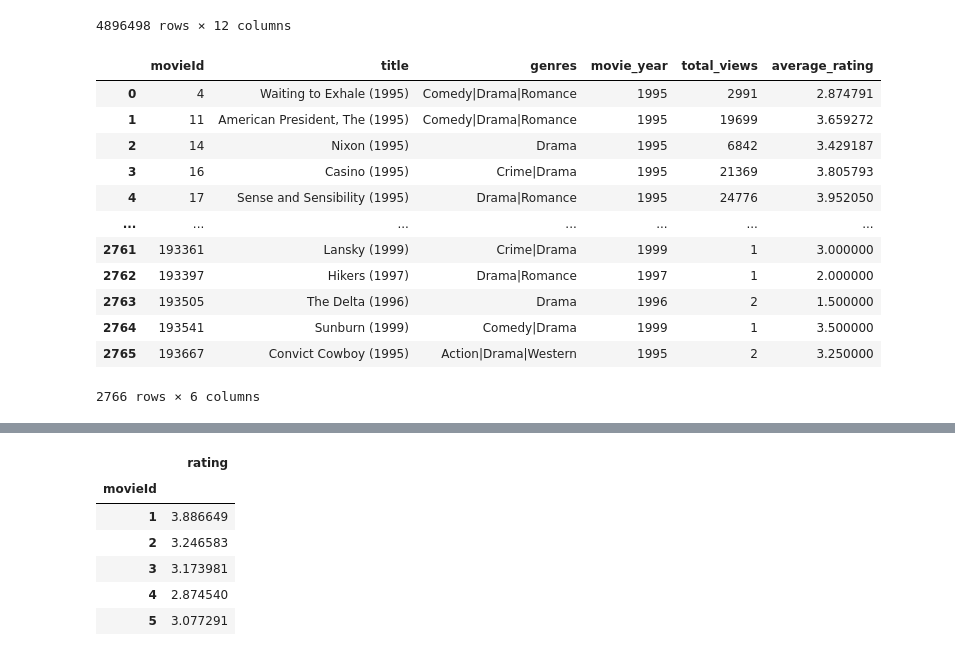
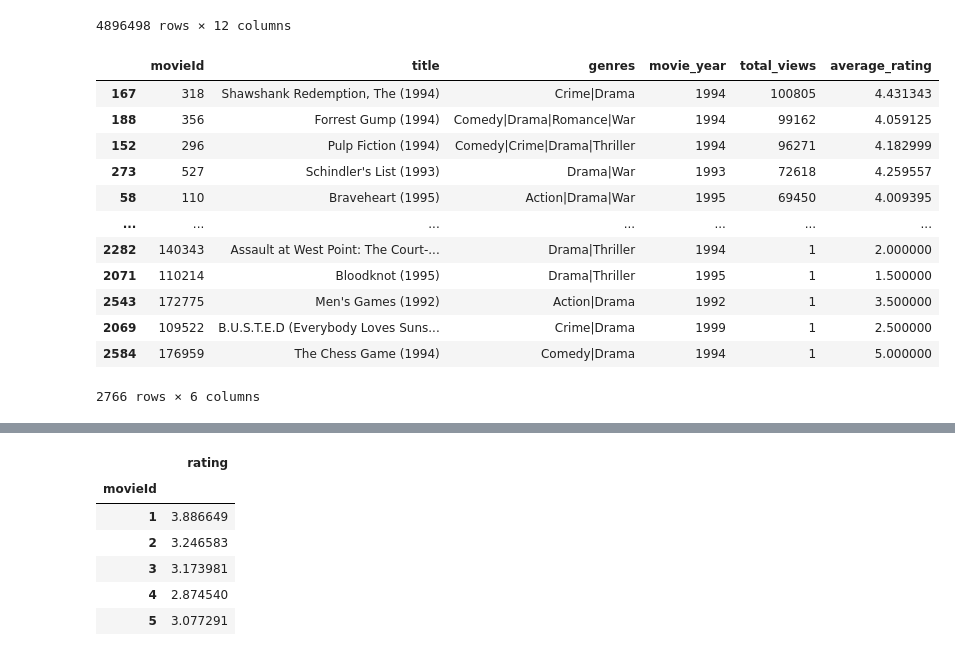
Before and after one commit to cesareressa/data_analysis, a Jupyter notebook: exploratory_analysis.ipynb, the cells around one changed output, grey strips where cells are left out. Drawn from its saved outputs; the diff is of its cells as text; code cells hidden in the pictures.

```diff
--- a/exploratory_analysis.ipynb
+++ b/exploratory_analysis.ipynb
@@ -372,20 +419,20 @@ example_df = find_closest_match("Drama", 1993)
 # %%
 example_agg = aggregate_data(example_df)
 
-example_agg
+example_agg.sort_values(by="total_views", ascending=False)
 # %% [output]
 |  | movieId | title | genres | movie_year | total_views | average_rating |
-| 0 | 4 | Waiting to Exhale (1995) | Comedy|Drama|Romance | 1995 | 2991 | 2.874791 |
-| 1 | 11 | American President, The (1995) | Comedy|Drama|Romance | 1995 | 19699 | 3.659272 |
-| 2 | 14 | Nixon (1995) | Drama | 1995 | 6842 | 3.429187 |
-| 3 | 16 | Casino (1995) | Crime|Drama | 1995 | 21369 | 3.805793 |
-| 4 | 17 | Sense and Sensibility (1995) | Drama|Romance | 1995 | 24776 | 3.952050 |
+| 167 | 318 | Shawshank Redemption, The (1994) | Crime|Drama | 1994 | 100805 | 4.431343 |
+| 188 | 356 | Forrest Gump (1994) | Comedy|Drama|Romance|War | 1994 | 99162 | 4.059125 |
+| 152 | 296 | Pulp Fiction (1994) | Comedy|Crime|Drama|Thriller | 1994 | 96271 | 4.182999 |
+| 273 | 527 | Schindler's List (1993) | Drama|War | 1993 | 72618 | 4.259557 |
+| 58 | 110 | Braveheart (1995) | Action|Drama|War | 1995 | 69450 | 4.009395 |
 | ... | ... | ... | ... | ... | ... | ... |
-| 2761 | 193361 | Lansky (1999) | Crime|Drama | 1999 | 1 | 3.000000 |
-| 2762 | 193397 | Hikers (1997) | Drama|Romance | 1997 | 1 | 2.000000 |
-| 2763 | 193505 | The Delta (1996) | Drama | 1996 | 2 | 1.500000 |
-| 2764 | 193541 | Sunburn (1999) | Comedy|Drama | 1999 | 1 | 3.500000 |
-| 2765 | 193667 | Convict Cowboy (1995) | Action|Drama|Western | 1995 | 2 | 3.250000 |
+| 2282 | 140343 | Assault at West Point: The Court-... | Drama|Thriller | 1994 | 1 | 2.000000 |
+| 2071 | 110214 | Bloodknot (1995) | Drama|Thriller | 1995 | 1 | 1.500000 |
+| 2543 | 172775 | Men's Games (1992) | Action|Drama | 1992 | 1 | 3.500000 |
+| 2069 | 109522 | B.U.S.T.E.D (Everybody Loves Suns... | Crime|Drama | 1999 | 1 | 2.500000 |
+| 2584 | 176959 | The Chess Game (1994) | Comedy|Drama | 1994 | 1 | 5.000000 |
 2766 rows × 6 columns
 # %%
 generate_plots(example_agg)
```
Also changed, not shown: parts of 4 cells of this notebook.
